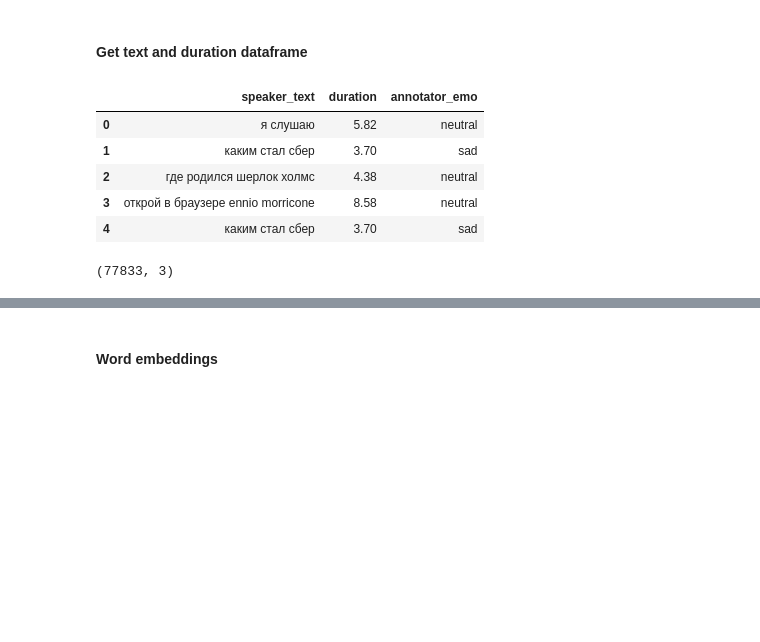
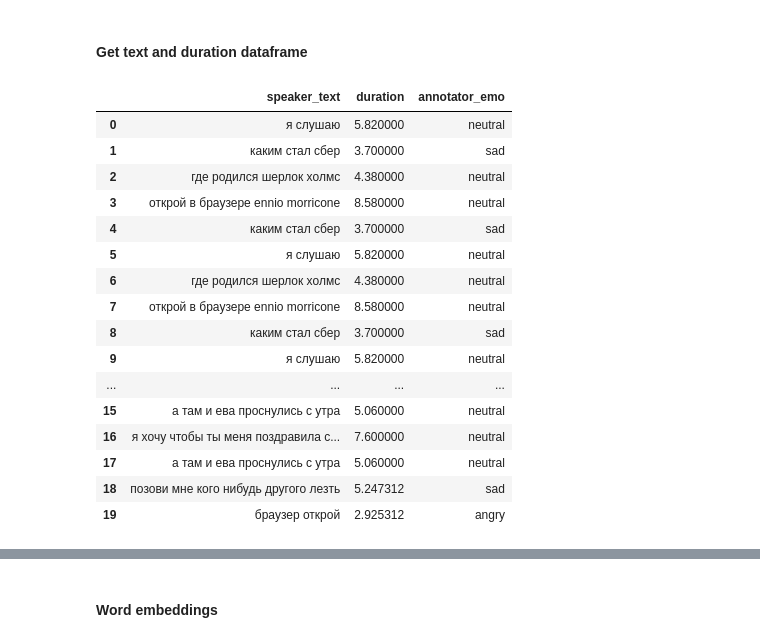
Before and after one commit to Kislv/MastersDegreeProject, a Jupyter notebook: test_hypotheses.ipynb, the cells around one changed output, grey strips where cells are left out. Drawn from its saved outputs; the diff is of its cells as text; code cells hidden in the pictures; blank space fills up the shorter version.

Commit message:
test rubert_tiny2

```diff
--- a/test_hypotheses.ipynb
+++ b/test_hypotheses.ipynb
@@ -22,22 +33,44 @@ import matplotlib.pyplot as plt
+# %%
+pd.set_option('display.max_columns', None)
+pd.set_option('display.max_rows', None)
+
+%load_ext autoreload
+%autoreload all
 # %%
-data_path = '/home/viktor/Projects/Data/MagistracyDeploma/'
-test_path = data_path + 'crowd_test/'
-raw_crowd_test_path = test_path + 'raw_crowd_test.tsv'
+DEPLOMA_DIR_PATH = Path('/home/vkiselev/data/other/univer/deploma')
+DUSHA_DIR_PATH = DEPLOMA_DIR_PATH / 'dusha'
+DUSHA_CROWD_DIR_PATH = DUSHA_DIR_PATH / 'crowd'
+DUSHA_CROWD_TRAIN_DIR_PATH = DUSHA_CROWD_DIR_PATH / 'crowd_train/'
+DUSHA_CROWD_TRAIN_FILE_PATH = DUSHA_CROWD_TRAIN_DIR_PATH/ 'raw_crowd_train.tsv'
+DUSHA_TEST_PATH = DUSHA_CROWD_DIR_PATH / 'crowd_test/'
+raw_crowd_test_path = DUSHA_TEST_PATH / 'raw_crowd_test.tsv'
 raw_crowd_test = pd.read_csv(raw_crowd_test_path ,sep='\t')
 text_column_name = 'speaker_text'
 duration_column_name = 'duration'
 emotion_column_name = 'annotator_emo'
+
+# word embeddings
+HYPOTHESES_DIR_PATH = DEPLOMA_DIR_PATH / 'hypotheses'
+NAVEC_EMBEDDINGS_FILE_PATH = HYPOTHESES_DIR_PATH / 'navec_hudlit_v1_12B_500K_300d_100q.tar'  # 51MB
+
 duration_text = raw_crowd_test[[text_column_name, duration_column_name, emotion_column_name]]
 duration_text = duration_text.dropna()
-duration_text.head()
+duration_text.head(20)
 # %% [output]
 |  | speaker_text | duration | annotator_emo |
-| 0 | я слушаю | 5.82 | neutral |
-| 1 | каким стал сбер | 3.70 | sad |
-| 2 | где родился шерлок холмс | 4.38 | neutral |
-| 3 | открой в браузере ennio morricone | 8.58 | neutral |
-| 4 | каким стал сбер | 3.70 | sad |
+| 0 | я слушаю | 5.820000 | neutral |
+| 1 | каким стал сбер | 3.700000 | sad |
+| 2 | где родился шерлок холмс | 4.380000 | neutral |
+| 3 | открой в браузере ennio morricone | 8.580000 | neutral |
+| 4 | каким стал сбер | 3.700000 | sad |
+| 5 | я слушаю | 5.820000 | neutral |
+| 6 | где родился шерлок холмс | 4.380000 | neutral |
+| 7 | открой в браузере ennio morricone | 8.580000 | neutral |
+| 8 | каким стал сбер | 3.700000 | sad |
+| 9 | я слушаю | 5.820000 | neutral |
+| ... | ... | ... | ... |
+| 15 | а там и ева проснулись с утра | 5.060000 | neutral |
+| 16 | я хочу чтобы ты меня поздравила с... | 7.600000 | neutral |
+| 17 | а там и ева проснулись с утра | 5.060000 | neutral |
+| 18 | позови мне кого нибудь другого лезть | 5.247312 | sad |
+| 19 | браузер открой | 2.925312 | angry |
-# %%
-duration_text.shape
-# %% [output]
-(77833, 3)
```
Also changed, not shown: parts of 73 cells of this notebook, 2 other files.
